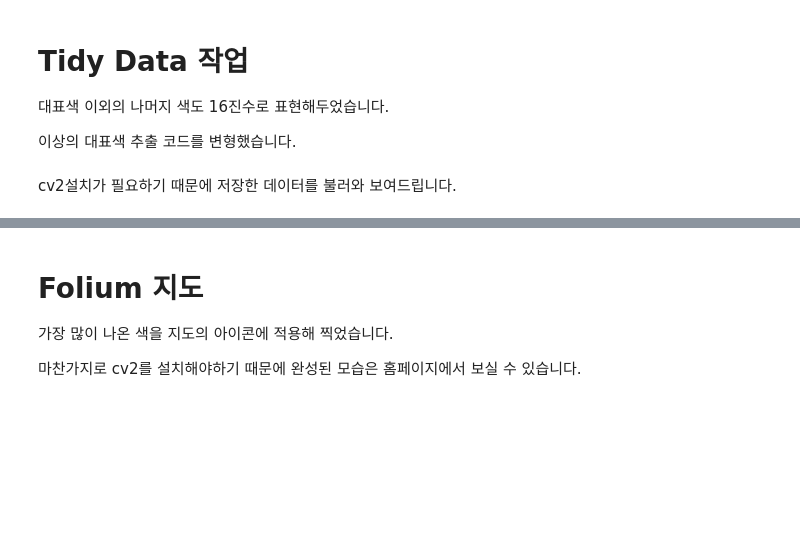
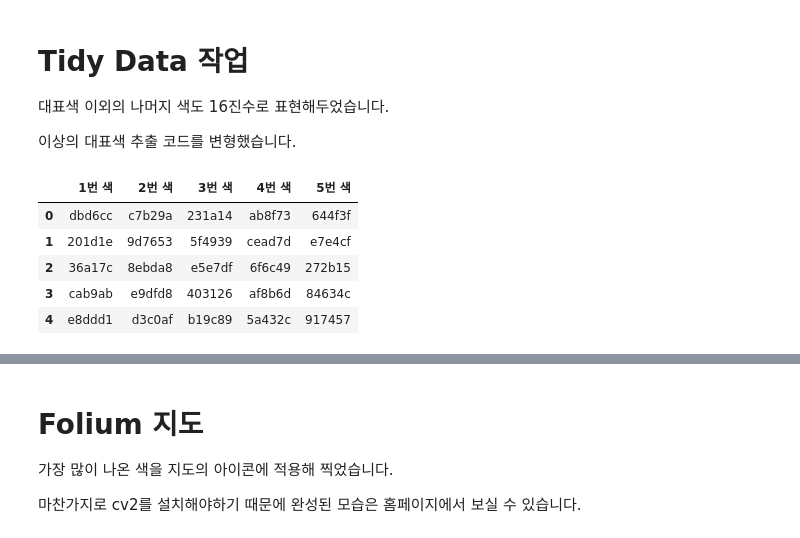
Before and after one commit to dataitgirls2/m3-B, a Jupyter notebook: image_cluster/code_cafe_color_for_presentation_soryeong_ver02.ipynb, the cells around one changed output, grey strips where cells are left out. Saved outputs shown, nothing was run; the diff lists cells and outputs as text; code cells hidden in the pictures; blank space fills up the shorter version.

```diff
--- a/image_cluster/code_cafe_color_for_presentation_soryeong_ver02.ipynb
+++ b/image_cluster/code_cafe_color_for_presentation_soryeong_ver02.ipynb
@@ -245,10 +250,17 @@ def read_real_color(filename, color_rank):
 # %%
 for i in range(5):
     color_list = []
     for n in df_cafe.index:
         png = './cafe_color_result/' + df_cafe['파일명'][n]
         color_list.append(read_real_color(png, i))
     col_name = str(i+1) + '번 색'
     df_cafe[col_name] = color_list
+
+df_cafe[['1번 색', '2번 색', '3번 색', '4번 색', '5번 색']].head()
+# %% [output]
+|  | 1번 색 | 2번 색 | 3번 색 | 4번 색 | 5번 색 |
+| 0 | dbd6cc | c7b29a | 231a14 | ab8f73 | 644f3f |
+| 1 | 201d1e | 9d7653 | 5f4939 | cead7d | e7e4cf |
+| 2 | 36a17c | 8ebda8 | e5e7df | 6f6c49 | 272b15 |
+| 3 | cab9ab | e9dfd8 | 403126 | af8b6d | 84634c |
+| 4 | e8ddd1 | d3c0af | b19c89 | 5a432c | 917457 |
-# %% [markdown]
-cv2설치가 필요하기 때문에 저장한 데이터를 불러와 보여드립니다.
```
Also changed, not shown: parts of 17 cells of this notebook.
